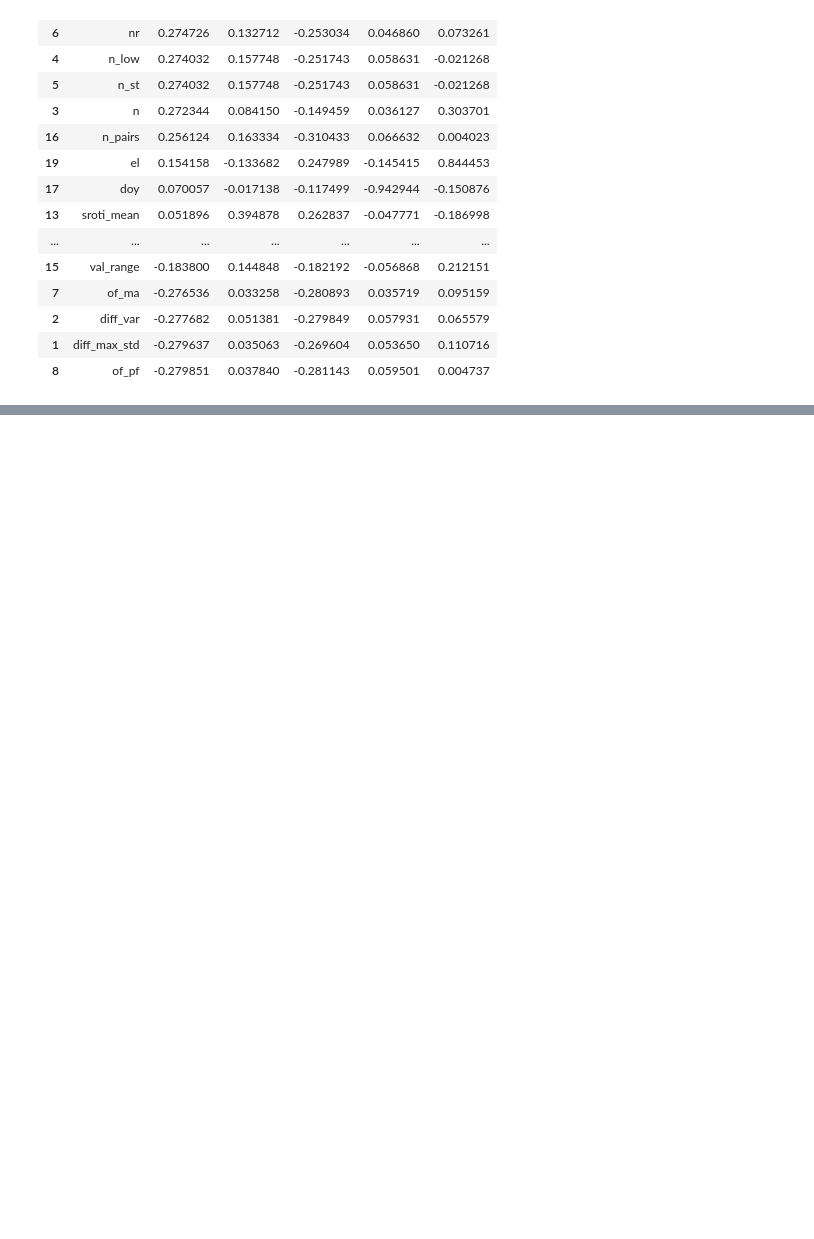
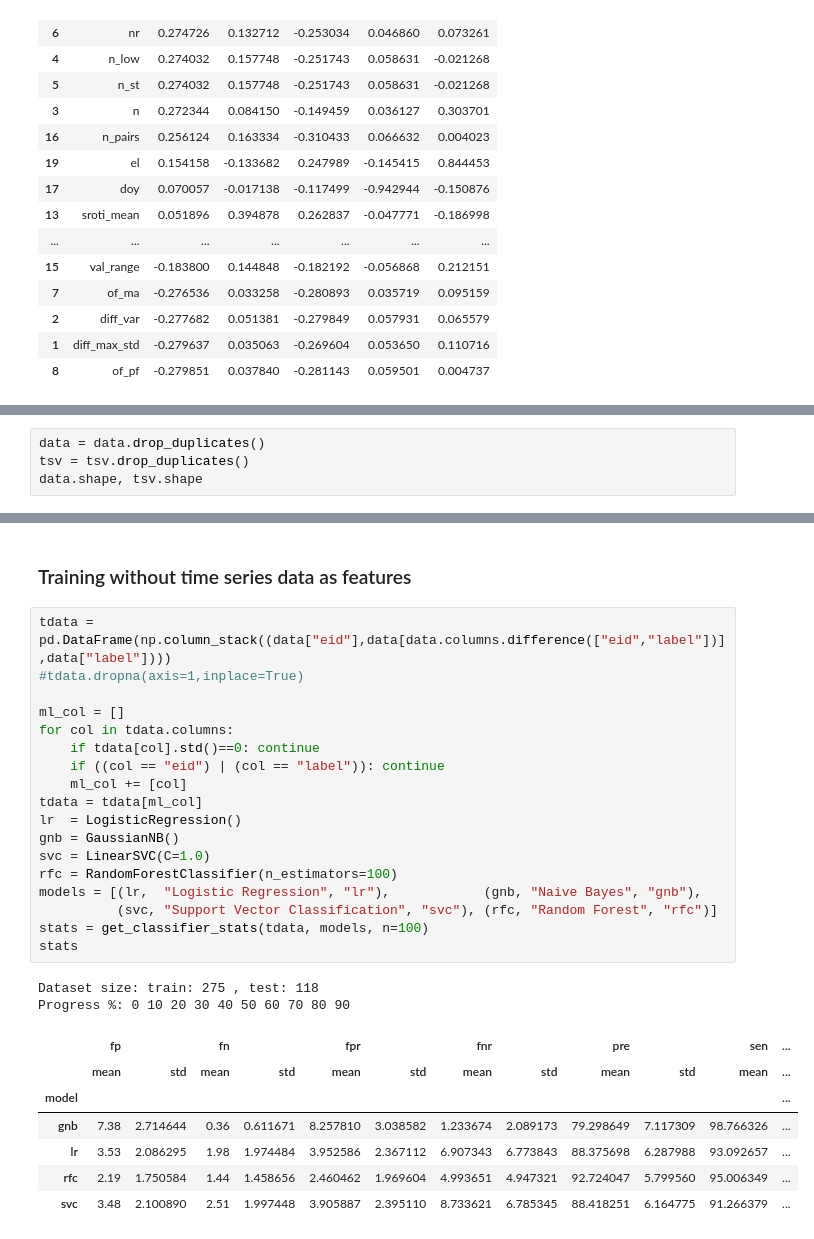
Before and after one commit to smsanchezn/forty_two, a Jupyter notebook: events_classification.ipynb, the cells around one changed output, grey strips where cells are left out. Drawn from its saved outputs; the diff is of its cells as text; blank space fills up the shorter version.

```diff
--- a/events_classification.ipynb
+++ b/events_classification.ipynb
@@ -471,0 +425,4 @@ fi.sort_values(by="pc1",ascending=False)
+# %%
+data = data.drop_duplicates()
+tsv = tsv.drop_duplicates()
+data.shape, tsv.shape
@@ -471,0 +438,30 @@ fi.sort_values(by="pc1",ascending=False)
+# %% [markdown]
+### Training without time series data as features
+# %%
+tdata = pd.DataFrame(np.column_stack((data["eid"],data[data.columns.difference(["eid","label"])],data["label"])))
+#tdata.dropna(axis=1,inplace=True)
+
+ml_col = []
+for col in tdata.columns:
+    if tdata[col].std()==0: continue
+    if ((col == "eid") | (col == "label")): continue
+    ml_col += [col]
+tdata = tdata[ml_col]
+lr  = LogisticRegression()
+gnb = GaussianNB()
+svc = LinearSVC(C=1.0)
+rfc = RandomForestClassifier(n_estimators=100)
+models = [(lr,  "Logistic Regression", "lr"),            (gnb, "Naive Bayes", "gnb"),
+          (svc, "Support Vector Classification", "svc"), (rfc, "Random Forest", "rfc")]
+stats = get_classifier_stats(tdata, models, n=100)
+stats
+# %% [output]
+Dataset size: train: 275 , test: 118
+Progress %: 0 10 20 30 40 50 60 70 80 90
+|  | fp |  | fn |  | fpr |  | fnr |  | pre |  | sen | ... |
+|  | mean | std | mean | std | mean | std | mean | std | mean | std | mean | ... |
+| model |  |  |  |  |  |  |  |  |  |  |  | ... |
+| gnb | 7.38 | 2.714644 | 0.36 | 0.611671 | 8.257810 | 3.038582 | 1.233674 | 2.089173 | 79.298649 | 7.117309 | 98.766326 | ... |
+| lr | 3.53 | 2.086295 | 1.98 | 1.974484 | 3.952586 | 2.367112 | 6.907343 | 6.773843 | 88.375698 | 6.287988 | 93.092657 | ... |
+| rfc | 2.19 | 1.750584 | 1.44 | 1.458656 | 2.460462 | 1.969604 | 4.993651 | 4.947321 | 92.724047 | 5.799560 | 95.006349 | ... |
+| svc | 3.48 | 2.100890 | 2.51 | 1.997448 | 3.905887 | 2.395110 | 8.733621 | 6.785345 | 88.418251 | 6.164775 | 91.266379 | ... |
```
Also changed, not shown: parts of 40 cells of this notebook.
